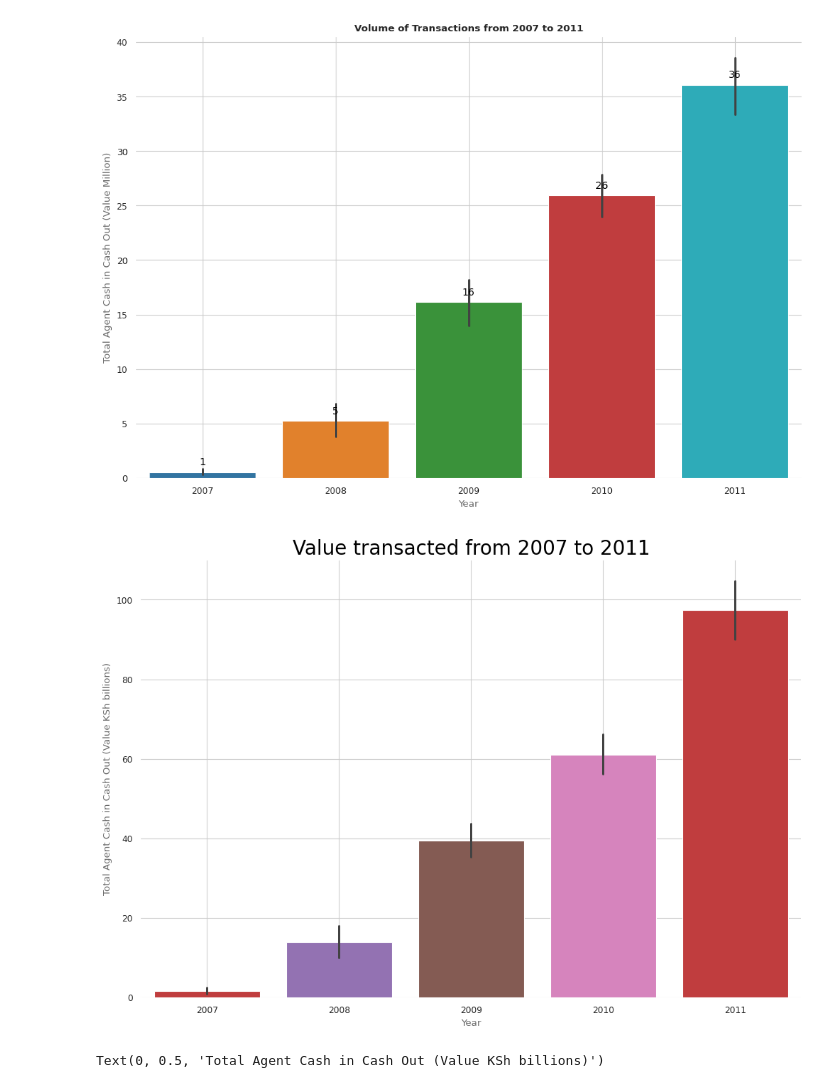
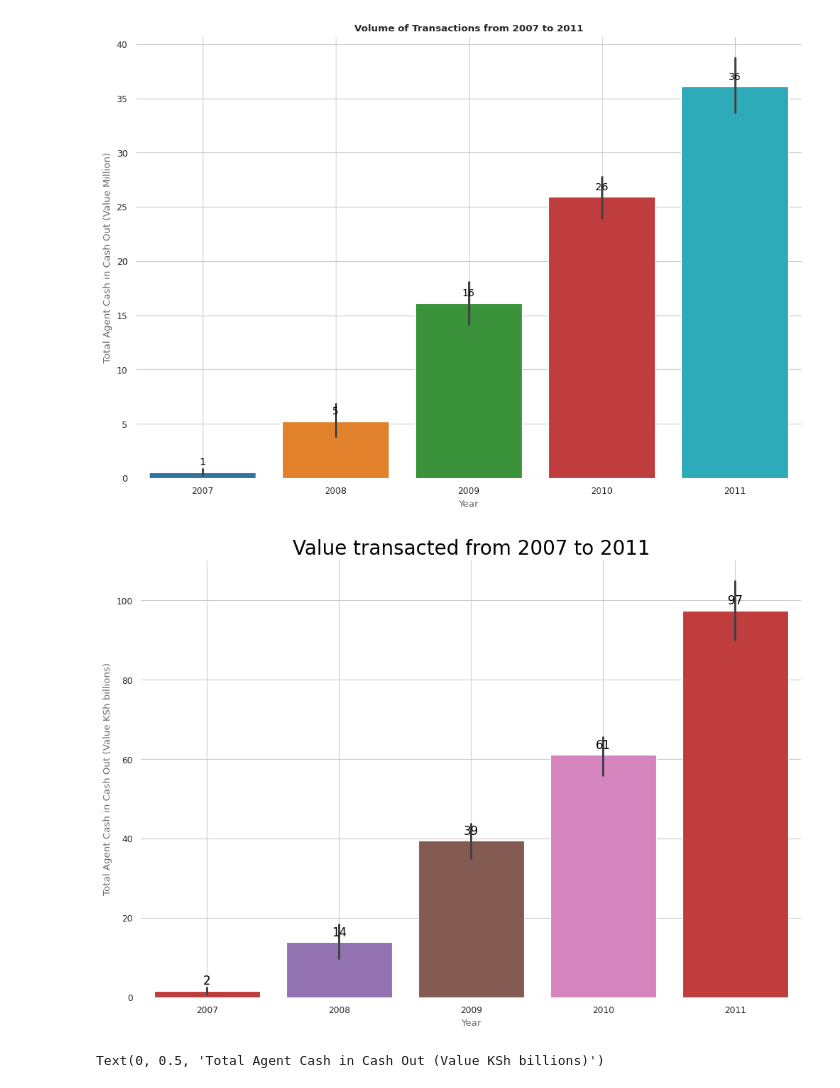
Before and after one commit to Murega14/Value-of-Transactions, a Jupyter notebook: transactions.ipynb, the cells around one changed output. Drawn from its saved outputs; the diff is of its cells as text; code cells hidden in the pictures.

```diff
--- a/transactions.ipynb
+++ b/transactions.ipynb
@@ -263,15 +262,12 @@ plt.show()
 [figure]
 # %%
 #calculating the annual number of registered monile money accounts
-import pandas as pd
-period_one['Total Registered Mobile Money Accounts (Millions)'] = period_one['Total Registered Mobile Money Accounts (Millions)'] * 1000000
-period_one['Total Registered Mobile Money Accounts (Millions)'] = period_one['Total Registered Mobile Money Accounts (Millions)'].apply(lambda x:  '{:,.2f}'.format(x))
 
 annual_mobile_money_users = period_one.groupby('Year')['New Monthly Mobile Money Accounts'].sum().reset_index()
 
 #merging into period one
 period_one = pd.merge(period_one, annual_mobile_money_users, on='Year', suffixes=('', '_Annual'))
-period_one['New Monthly Mobile Money Accounts'] = period_one['New Monthly Mobile Money Accounts'].apply(lambda x:  '{:,.2f}'.format(x))
+
 
 #renaming the column
 period_one.rename(columns={'New Monthly Mobile Money Accounts_Annual':'Annual Mobile Money Accounts'}, inplace=True)
@@ -361,7 +357,6 @@ plt.show()
 [figure]
 # %%
 #visualizing the value of transactions from 2007 to 2011
-import matplotlib.pyplot as plt
 
 period_one['Year'] = period_one['Year'].astype(int)
 muted_color = 'dimgray'
@@ -371,38 +366,38 @@ plt.figure(figsize=(12,8))
 
 #defining the colors
 colors = ['#d62728', '#9467bd', '#8c564b', '#e377c2']
 
 ax = sns.barplot(x='Year', y='Total Agent Cash in Cash Out (Value KSh billions)',
                 data=period_one, palette=colors,
                 edgecolor=None)
 
-#for bar in ax.patches:
- #   ax.annotate(format(bar.get_height(), '.0f'),
-  #              (bar.get_x() + bar.get_width() / 2,
-   #              bar.get_height()), ha='center',
-    #            va='center', fontsize=12, color='black',
-     #           xytext=(0, 10), textcoords='offset points')
+for bar in ax.patches:
+    ax.annotate(format(bar.get_height(), '.0f'),
+                (bar.get_x() + bar.get_width() / 2,
+                 bar.get_height()), ha='center',
+                va='center', fontsize=12, color='black',
+                xytext=(0, 10), textcoords='offset points')
 
 #muting the label color
 ax.set_xlabel('Year', color=muted_color)
 ax.set_ylabel('Total Agent Cash in Cash Out (Value KSh billions)', color=muted_color)
 
 #setting the title
 plt.title('Value transacted from 2007 to 2011', color='black', fontsize=20)
 
 sns.despine(left=True, right=True, bottom=True)
 #sns.set_style('whitegrid')
 #sns.set_context('paper', font_scale=1.5)
 
 
 ax.spines['top'].set_visible(False)
 ax.spines['right'].set_visible(False)
 ax.spines['bottom'].set_visible(False)
 ax.spines['left'].set_visible(False)
 
 plt.grid(True)
 
 plt.show()
 # %% [output]
-[figure, old version]
+[figure, new version]
 # %%
```
Also changed, not shown: parts of 5 cells of this notebook.
